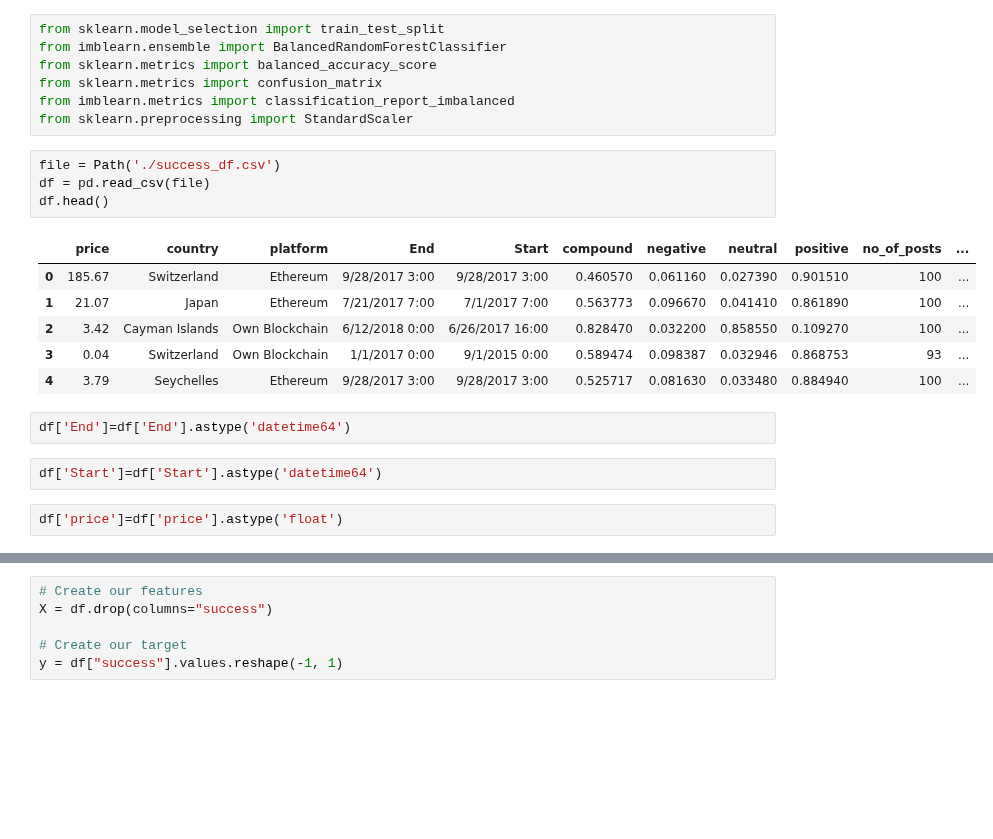
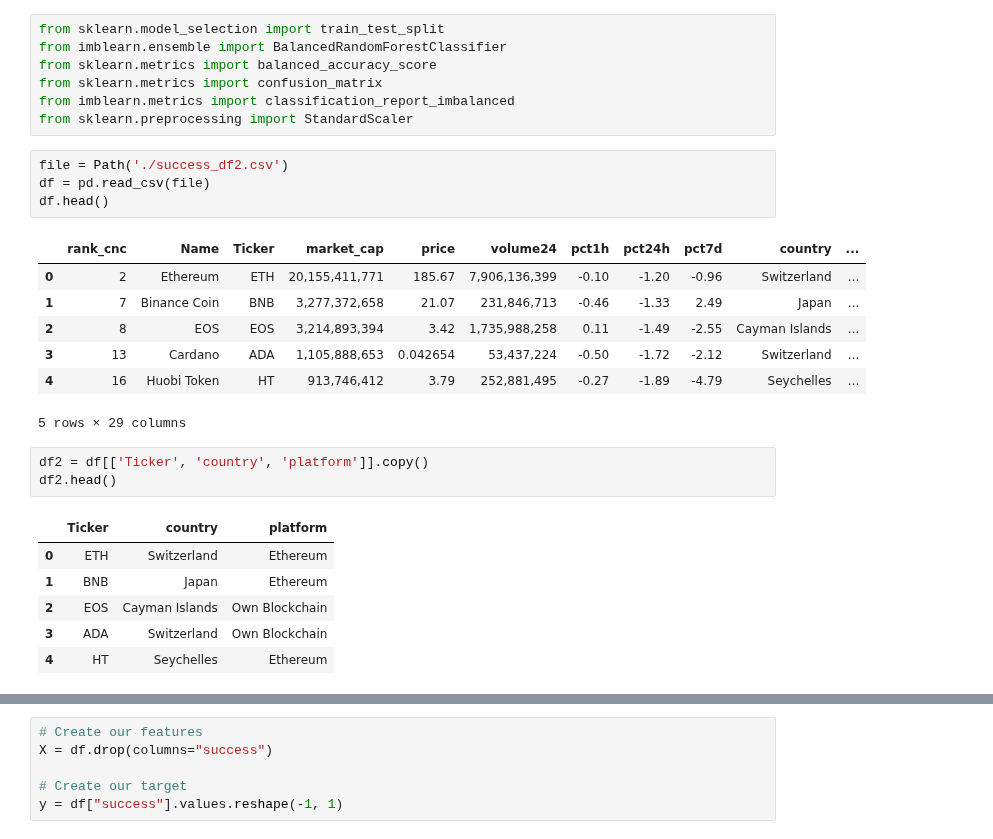
Before and after one commit to eccadena/ICO_Viability_Index, a Jupyter notebook: notebooks/libs/Mina/random_forest.ipynb, the cells around one changed output, grey strips where cells are left out. Cells and saved outputs as stored; diff of their text form; blank space fills up the shorter version.

```diff
--- a/notebooks/libs/Mina/random_forest.ipynb
+++ b/notebooks/libs/Mina/random_forest.ipynb
@@ -15,21 +15,26 @@ from sklearn.metrics import confusion_matrix
 from imblearn.metrics import classification_report_imbalanced
 from sklearn.preprocessing import StandardScaler
 # %%
-file = Path('./success_df.csv')
+file = Path('./success_df2.csv')
 df = pd.read_csv(file)
 df.head()
 # %% [output]
-|  | price | country | platform | End | Start | compound | negative | neutral | positive | no_of_posts | ... |
-| 0 | 185.67 | Switzerland | Ethereum | 9/28/2017 3:00 | 9/28/2017 3:00 | 0.460570 | 0.061160 | 0.027390 | 0.901510 | 100 | ... |
-| 1 | 21.07 | Japan | Ethereum | 7/21/2017 7:00 | 7/1/2017 7:00 | 0.563773 | 0.096670 | 0.041410 | 0.861890 | 100 | ... |
-| 2 | 3.42 | Cayman Islands | Own Blockchain | 6/12/2018 0:00 | 6/26/2017 16:00 | 0.828470 | 0.032200 | 0.858550 | 0.109270 | 100 | ... |
-| 3 | 0.04 | Switzerland | Own Blockchain | 1/1/2017 0:00 | 9/1/2015 0:00 | 0.589474 | 0.098387 | 0.032946 | 0.868753 | 93 | ... |
-| 4 | 3.79 | Seychelles | Ethereum | 9/28/2017 3:00 | 9/28/2017 3:00 | 0.525717 | 0.081630 | 0.033480 | 0.884940 | 100 | ... |
+|  | rank_cnc | Name | Ticker | market_cap | price | volume24 | pct1h | pct24h | pct7d | country | ... |
+| 0 | 2 | Ethereum | ETH | 20,155,411,771 | 185.67 | 7,906,136,399 | -0.10 | -1.20 | -0.96 | Switzerland | ... |
+| 1 | 7 | Binance Coin | BNB | 3,277,372,658 | 21.07 | 231,846,713 | -0.46 | -1.33 | 2.49 | Japan | ... |
+| 2 | 8 | EOS | EOS | 3,214,893,394 | 3.42 | 1,735,988,258 | 0.11 | -1.49 | -2.55 | Cayman Islands | ... |
+| 3 | 13 | Cardano | ADA | 1,105,888,653 | 0.042654 | 53,437,224 | -0.50 | -1.72 | -2.12 | Switzerland | ... |
+| 4 | 16 | Huobi Token | HT | 913,746,412 | 3.79 | 252,881,495 | -0.27 | -1.89 | -4.79 | Seychelles | ... |
+5 rows × 29 columns
-# %%
-df['End']=df['End'].astype('datetime64')
-# %%
-df['Start']=df['Start'].astype('datetime64')
-# %%
-df['price']=df['price'].astype('float')
+# %%
+df2 = df[['Ticker', 'country', 'platform']].copy()
+df2.head()
+# %% [output]
+|  | Ticker | country | platform |
+| 0 | ETH | Switzerland | Ethereum |
+| 1 | BNB | Japan | Ethereum |
+| 2 | EOS | Cayman Islands | Own Blockchain |
+| 3 | ADA | Switzerland | Own Blockchain |
+| 4 | HT | Seychelles | Ethereum |
 # %%
 # Encoding the non-numerical columns
```
Also changed, not shown: parts of 2 cells of this notebook, 3 other files.
